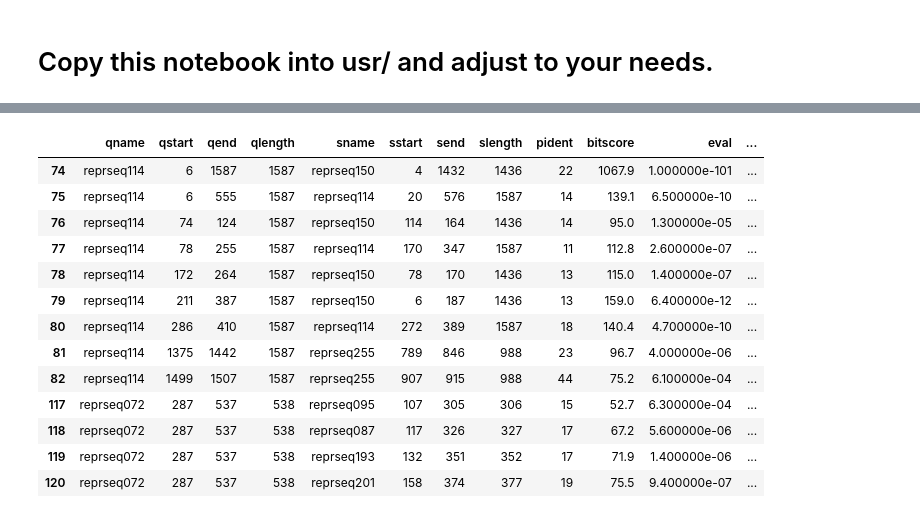
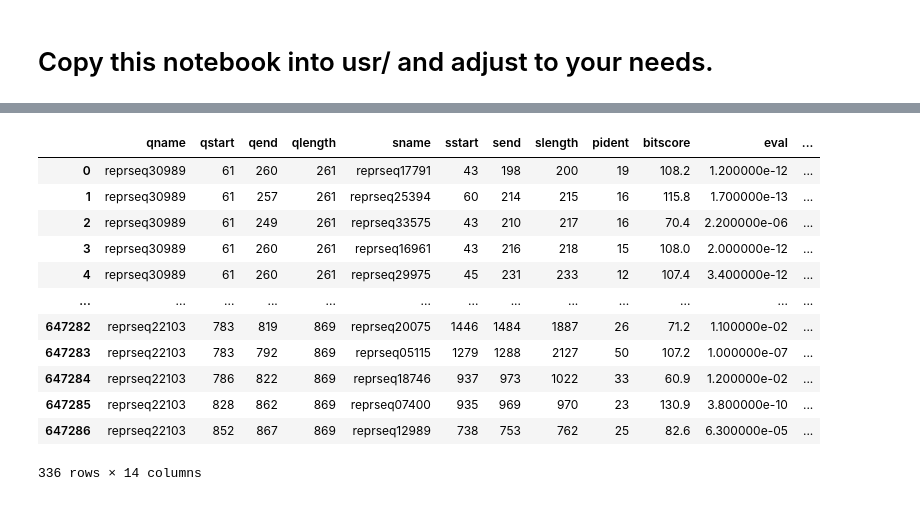
Before and after one commit to bioinf-mcb/ecf-explorer, a Jupyter notebook: notebooks/Example-plot.ipynb, the cells around one changed output, grey strips where cells are left out. Drawn from its saved outputs; the diff is of its cells as text; code cells hidden in the pictures.

```diff
--- a/notebooks/Example-plot.ipynb
+++ b/notebooks/Example-plot.ipynb
@@ -18,9 +15,10 @@ lib_ecf_path = ecf_env_path + '/ecf-explorer/src'
 sys.path.append(lib_ecf_path)
 
 from utils.postprocess import load_clustering_results, select_reprseqs_to_display
-from plots.plot_clustering_and_ecfs import plot_clustering_and_ecfs_selected
+from utils.postprocess import load_features_data, select_features_to_display
+from plots.plot_clustering_and_ecfs import plot_alignment_selected
 
-workdir_path = '/Users/kszczepaniak/Data/Phage/phage-pp-workdir-3test-hhblits/output/prot-families/all-by-all/hhblits'
+workdir_path = '/Users/kszczepaniak/Data/Phage/phage-pp-workdir-ecftest-300'
 # %%
 # load dataset of hits with annotated clusters
 
@@ -42,0 +41,10 @@ clustering_results
+# %%
+# load features data
+features_to_load = ['hhblits-pfam', 'hhblits-ecod', 'hhblits-cdd',
+                   'hhblits-uniclust30', 'hhblits-phrogs', 'hhblits-pdb',
+                   'hhblits-pfam2', 'hhblits-pfam3']
+
+features_data = load_features_data(workdir_path, features_to_load)
+for fname, fdata in features_data.items():
+    print(fname)
+    display(fdata)
@@ -43,23 +109,24 @@ clustering_results
 # %%
 # select representative proteins to display
-reprseqs_to_display = [114, 72]
+reprseqs_to_display = [72, 30989, 22103]
 
-selected_reprseq_data = select_reprseqs_to_display(clustering_results, reprseqs_to_display)
+# filter reprseq & features data for plot
+selected_reprseq_data  = select_reprseqs_to_display(clustering_results, reprseqs_to_display)
+selected_features_data = select_features_to_display(features_data, reprseqs_to_display)
 selected_reprseq_data
 # %% [output]
 |  | qname | qstart | qend | qlength | sname | sstart | send | slength | pident | bitscore | eval | ... |
-| 74 | reprseq114 | 6 | 1587 | 1587 | reprseq150 | 4 | 1432 | 1436 | 22 | 1067.9 | 1.000000e-101 | ... |
-| 75 | reprseq114 | 6 | 555 | 1587 | reprseq114 | 20 | 576 | 1587 | 14 | 139.1 | 6.500000e-10 | ... |
-| 76 | reprseq114 | 74 | 124 | 1587 | reprseq150 | 114 | 164 | 1436 | 14 | 95.0 | 1.300000e-05 | ... |
-| 77 | reprseq114 | 78 | 255 | 1587 | reprseq114 | 170 | 347 | 1587 | 11 | 112.8 | 2.600000e-07 | ... |
-| 78 | reprseq114 | 172 | 264 | 1587 | reprseq150 | 78 | 170 | 1436 | 13 | 115.0 | 1.400000e-07 | ... |
-| 79 | reprseq114 | 211 | 387 | 1587 | reprseq150 | 6 | 187 | 1436 | 13 | 159.0 | 6.400000e-12 | ... |
-| 80 | reprseq114 | 286 | 410 | 1587 | reprseq114 | 272 | 389 | 1587 | 18 | 140.4 | 4.700000e-10 | ... |
-| 81 | reprseq114 | 1375 | 1442 | 1587 | reprseq255 | 789 | 846 | 988 | 23 | 96.7 | 4.000000e-06 | ... |
-| 82 | reprseq114 | 1499 | 1507 | 1587 | reprseq255 | 907 | 915 | 988 | 44 | 75.2 | 6.100000e-04 | ... |
-| 117 | reprseq072 | 287 | 537 | 538 | reprseq095 | 107 | 305 | 306 | 15 | 52.7 | 6.300000e-04 | ... |
-| 118 | reprseq072 | 287 | 537 | 538 | reprseq087 | 117 | 326 | 327 | 17 | 67.2 | 5.600000e-06 | ... |
-| 119 | reprseq072 | 287 | 537 | 538 | reprseq193 | 132 | 351 | 352 | 17 | 71.9 | 1.400000e-06 | ... |
-| 120 | reprseq072 | 287 | 537 | 538 | reprseq201 | 158 | 374 | 377 | 19 | 75.5 | 9.400000e-07 | ... |
+| 0 | reprseq30989 | 61 | 260 | 261 | reprseq17791 | 43 | 198 | 200 | 19 | 108.2 | 1.200000e-12 | ... |
+| 1 | reprseq30989 | 61 | 257 | 261 | reprseq25394 | 60 | 214 | 215 | 16 | 115.8 | 1.700000e-13 | ... |
+| 2 | reprseq30989 | 61 | 249 | 261 | reprseq33575 | 43 | 210 | 217 | 16 | 70.4 | 2.200000e-06 | ... |
+| 3 | reprseq30989 | 61 | 260 | 261 | reprseq16961 | 43 | 216 | 218 | 15 | 108.0 | 2.000000e-12 | ... |
+| 4 | reprseq30989 | 61 | 260 | 261 | reprseq29975 | 45 | 231 | 233 | 12 | 107.4 | 3.400000e-12 | ... |
+| ... | ... | ... | ... | ... | ... | ... | ... | ... | ... | ... | ... | ... |
+| 647282 | reprseq22103 | 783 | 819 | 869 | reprseq20075 | 1446 | 1484 | 1887 | 26 | 71.2 | 1.100000e-02 | ... |
+| 647283 | reprseq22103 | 783 | 792 | 869 | reprseq05115 | 1279 | 1288 | 2127 | 50 | 107.2 | 1.000000e-07 | ... |
+| 647284 | reprseq22103 | 786 | 822 | 869 | reprseq18746 | 937 | 973 | 1022 | 33 | 60.9 | 1.200000e-02 | ... |
+| 647285 | reprseq22103 | 828 | 862 | 869 | reprseq07400 | 935 | 969 | 970 | 23 | 130.9 | 3.800000e-10 | ... |
+| 647286 | reprseq22103 | 852 | 867 | 869 | reprseq12989 | 738 | 753 | 762 | 25 | 82.6 | 6.300000e-05 | ... |
+336 rows × 14 columns
 # %%
 # plot required reprseqs
```
Also changed, not shown: parts of 4 cells of this notebook, 4 other files.
